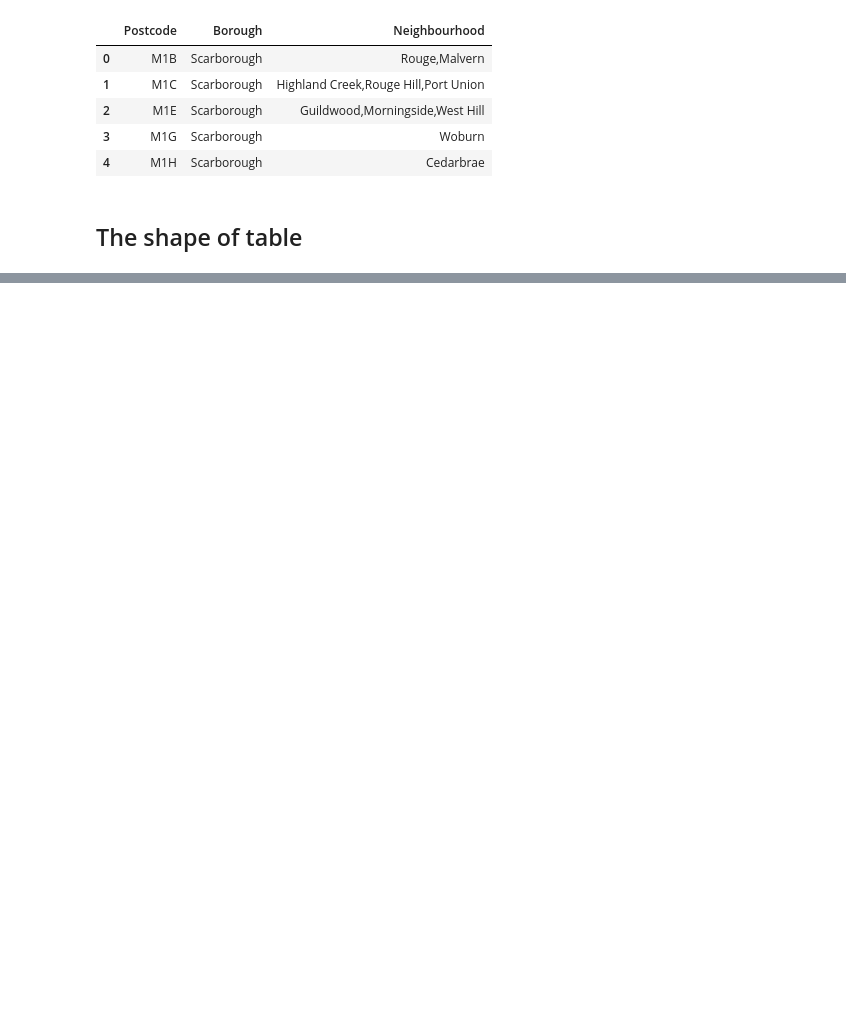
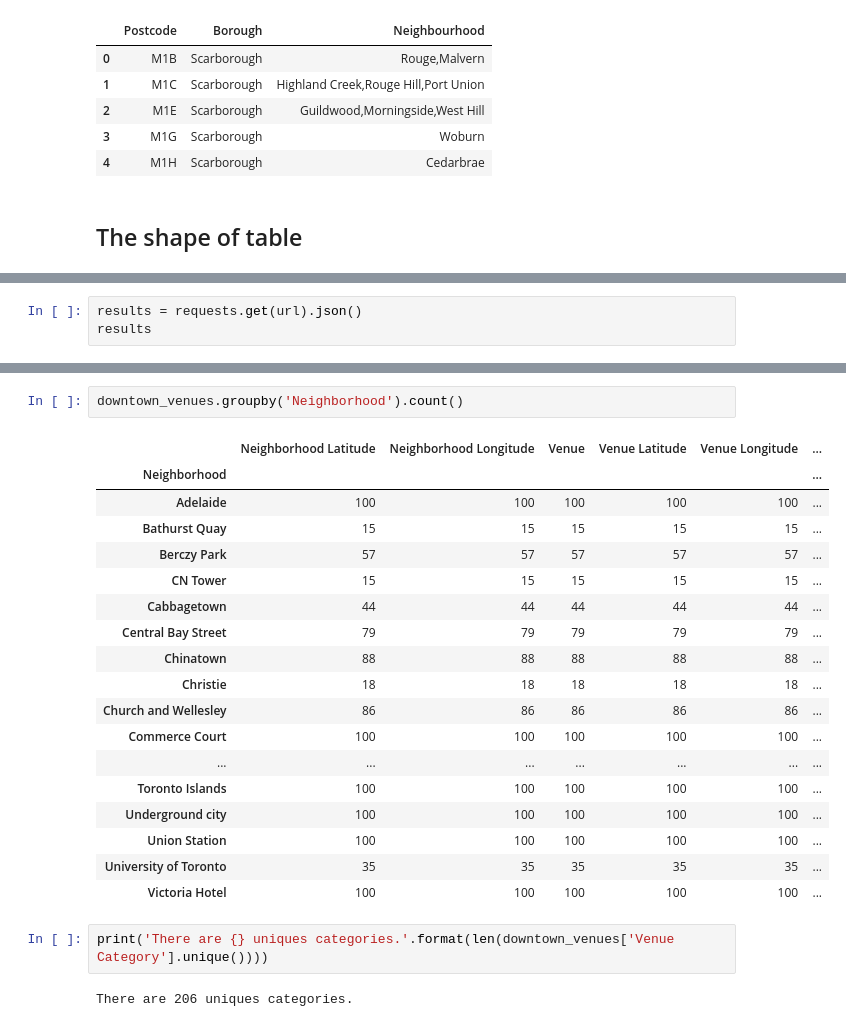
Before and after one commit to BowenYuan95/Coursera_Capstone, a Jupyter notebook: Neighborhoods_Toronto.ipynb, the cells around one changed output, grey strips where cells are left out. Saved outputs shown, nothing was run; the diff lists cells and outputs as text; blank space fills up the shorter version.

```diff
--- a/Neighborhoods_Toronto.ipynb
+++ b/Neighborhoods_Toronto.ipynb
@@ -100,0 +230,3 @@ df.shape
+# %%
+results = requests.get(url).json()
+results
@@ -100,0 +363,25 @@ df.shape
+# %%
+downtown_venues.groupby('Neighborhood').count()
+# %% [output]
+|  | Neighborhood Latitude | Neighborhood Longitude | Venue | Venue Latitude | Venue Longitude | ... |
+| Neighborhood |  |  |  |  |  | ... |
+| Adelaide | 100 | 100 | 100 | 100 | 100 | ... |
+| Bathurst Quay | 15 | 15 | 15 | 15 | 15 | ... |
+| Berczy Park | 57 | 57 | 57 | 57 | 57 | ... |
+| CN Tower | 15 | 15 | 15 | 15 | 15 | ... |
+| Cabbagetown | 44 | 44 | 44 | 44 | 44 | ... |
+| Central Bay Street | 79 | 79 | 79 | 79 | 79 | ... |
+| Chinatown | 88 | 88 | 88 | 88 | 88 | ... |
+| Christie | 18 | 18 | 18 | 18 | 18 | ... |
+| Church and Wellesley | 86 | 86 | 86 | 86 | 86 | ... |
+| Commerce Court | 100 | 100 | 100 | 100 | 100 | ... |
+| ... | ... | ... | ... | ... | ... | ... |
+| Toronto Islands | 100 | 100 | 100 | 100 | 100 | ... |
+| Underground city | 100 | 100 | 100 | 100 | 100 | ... |
+| Union Station | 100 | 100 | 100 | 100 | 100 | ... |
+| University of Toronto | 35 | 35 | 35 | 35 | 35 | ... |
+| Victoria Hotel | 100 | 100 | 100 | 100 | 100 | ... |
+# %%
+print('There are {} uniques categories.'.format(len(downtown_venues['Venue Category'].unique())))
+# %% [output]
+There are 206 uniques categories.
```
Also changed, not shown: parts of 40 cells of this notebook.
